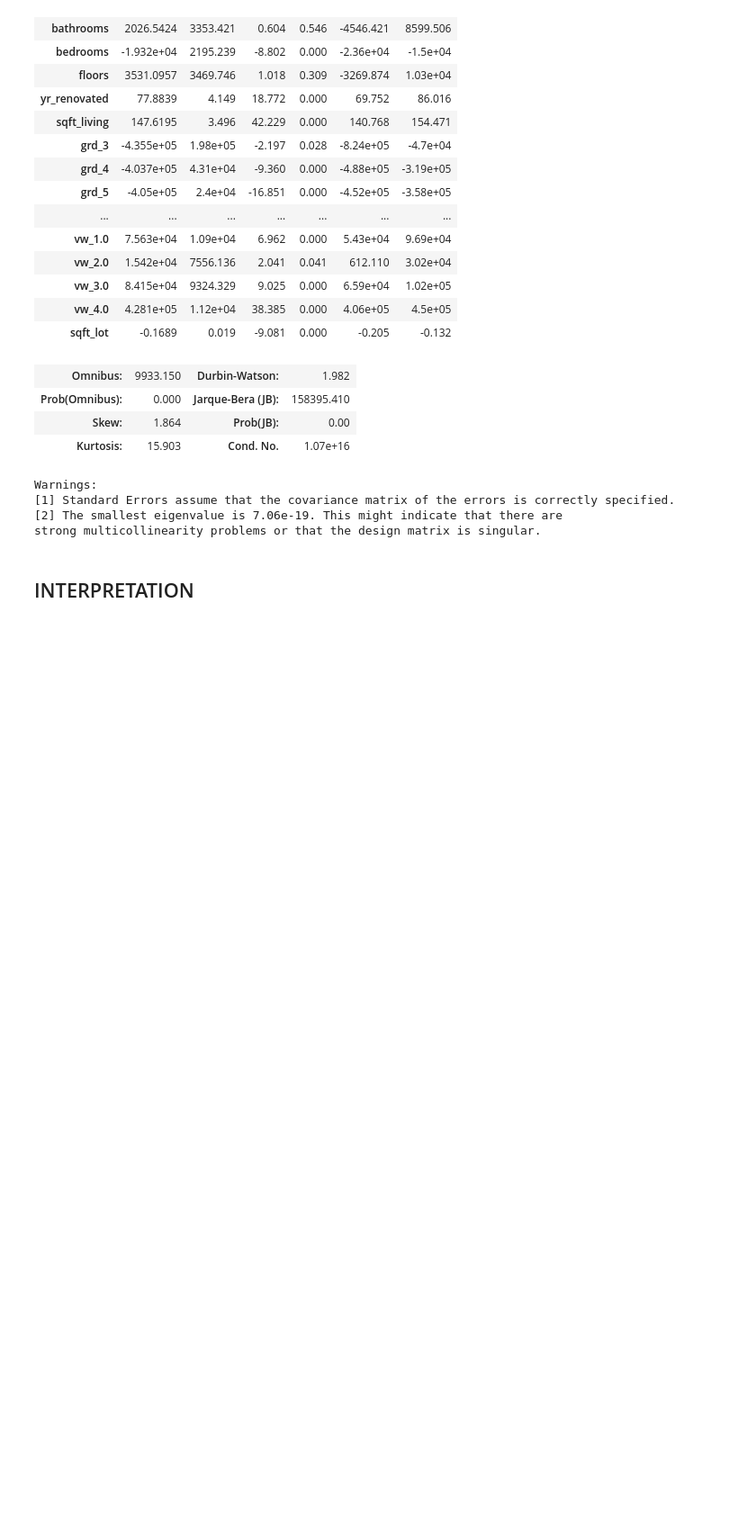
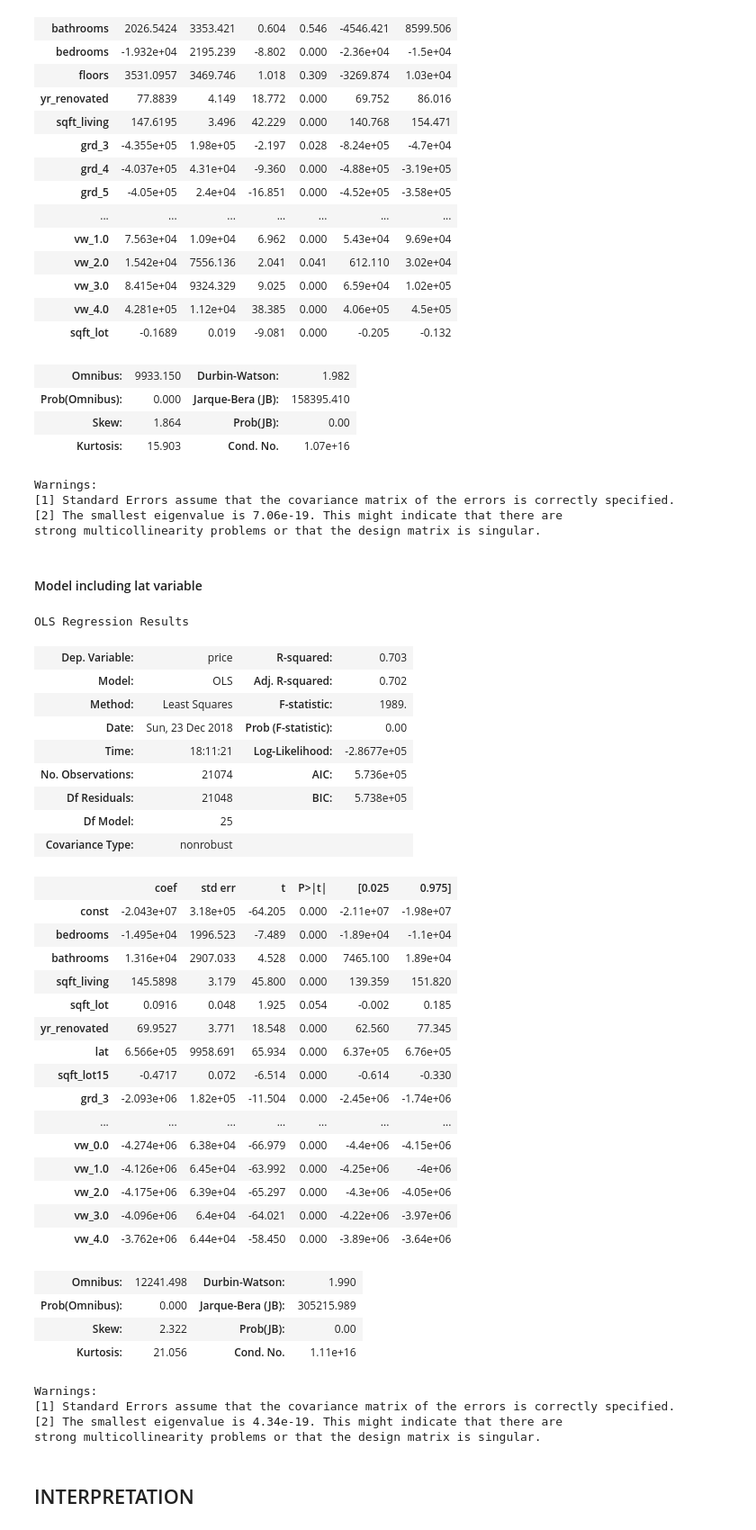
Before and after one commit to naquech-DS/dsc-1-final-project-online-ds-ft-112618, a Jupyter notebook: student.ipynb, the cells around one changed output. Shown at 90% size. Cells and saved outputs as stored; diff of their text form; code cells hidden in the pictures; blank space fills up the shorter version.

```diff
--- a/student.ipynb
+++ b/student.ipynb
@@ -921,5 +938,61 @@ Warnings:
 [1] Standard Errors assume that the covariance matrix of the errors is correctly specified.
 [2] The smallest eigenvalue is 7.06e-19. This might indicate that there are
 strong multicollinearity problems or that the design matrix is singular.
+# %% [markdown]
+#### Model including lat variable
+# %%
+# create a DF with the selected features
+feature_columns = ['bedrooms', 'bathrooms', 'sqft_living', 'sqft_lot',
+                   'yr_renovated', 'lat', 'sqft_lot15','grd_3', 'grd_4', 'grd_5', 'grd_6',
+                   'grd_7', 'grd_8', 'grd_9', 'grd_10','grd_11', 'grd_12', 'grd_13', 'con_1',
+                   'con_2', 'con_3', 'con_4','con_5', 'vw_0.0', 'vw_1.0', 'vw_2.0', 'vw_3.0',
+                   'vw_4.0']
+
+# Define variables
+X = df_cat[feature_columns]
+y = df_cat.price
+
+# Fit regression model
+X = sm.add_constant(X)      # x intercept
+model = sm.OLS(y,X).fit()
+predictions = model.predict(X)
+
+# Inspect results
+model.summary()
+# %% [output]
+OLS Regression Results
+| Dep. Variable: | price | R-squared: | 0.703 |
+| Model: | OLS | Adj. R-squared: | 0.702 |
+| Method: | Least Squares | F-statistic: | 1989. |
+| Date: | Sun, 23 Dec 2018 | Prob (F-statistic): | 0.00 |
+| Time: | 18:11:21 | Log-Likelihood: | -2.8677e+05 |
+| No. Observations: | 21074 | AIC: | 5.736e+05 |
+| Df Residuals: | 21048 | BIC: | 5.738e+05 |
+| Df Model: | 25 |  |  |
+| Covariance Type: | nonrobust |  |  |
+|  | coef | std err | t | P>|t| | [0.025 | 0.975] |
+| const | -2.043e+07 | 3.18e+05 | -64.205 | 0.000 | -2.11e+07 | -1.98e+07 |
+| bedrooms | -1.495e+04 | 1996.523 | -7.489 | 0.000 | -1.89e+04 | -1.1e+04 |
+| bathrooms | 1.316e+04 | 2907.033 | 4.528 | 0.000 | 7465.100 | 1.89e+04 |
+| sqft_living | 145.5898 | 3.179 | 45.800 | 0.000 | 139.359 | 151.820 |
+| sqft_lot | 0.0916 | 0.048 | 1.925 | 0.054 | -0.002 | 0.185 |
+| yr_renovated | 69.9527 | 3.771 | 18.548 | 0.000 | 62.560 | 77.345 |
+| lat | 6.566e+05 | 9958.691 | 65.934 | 0.000 | 6.37e+05 | 6.76e+05 |
+| sqft_lot15 | -0.4717 | 0.072 | -6.514 | 0.000 | -0.614 | -0.330 |
+| grd_3 | -2.093e+06 | 1.82e+05 | -11.504 | 0.000 | -2.45e+06 | -1.74e+06 |
+| ... | ... | ... | ... | ... | ... | ... |
+| vw_0.0 | -4.274e+06 | 6.38e+04 | -66.979 | 0.000 | -4.4e+06 | -4.15e+06 |
+| vw_1.0 | -4.126e+06 | 6.45e+04 | -63.992 | 0.000 | -4.25e+06 | -4e+06 |
+| vw_2.0 | -4.175e+06 | 6.39e+04 | -65.297 | 0.000 | -4.3e+06 | -4.05e+06 |
+| vw_3.0 | -4.096e+06 | 6.4e+04 | -64.021 | 0.000 | -4.22e+06 | -3.97e+06 |
+| vw_4.0 | -3.762e+06 | 6.44e+04 | -58.450 | 0.000 | -3.89e+06 | -3.64e+06 |
+| Omnibus: | 12241.498 | Durbin-Watson: | 1.990 |
+| Prob(Omnibus): | 0.000 | Jarque-Bera (JB): | 305215.989 |
+| Skew: | 2.322 | Prob(JB): | 0.00 |
+| Kurtosis: | 21.056 | Cond. No. | 1.11e+16 |
+Warnings:
+[1] Standard Errors assume that the covariance matrix of the errors is correctly specified.
+[2] The smallest eigenvalue is 4.34e-19. This might indicate that there are
+strong multicollinearity problems or that the design matrix is singular.
 # %% [markdown]
 ## INTERPRETATION
```
Also changed, not shown: parts of 29 cells of this notebook.
